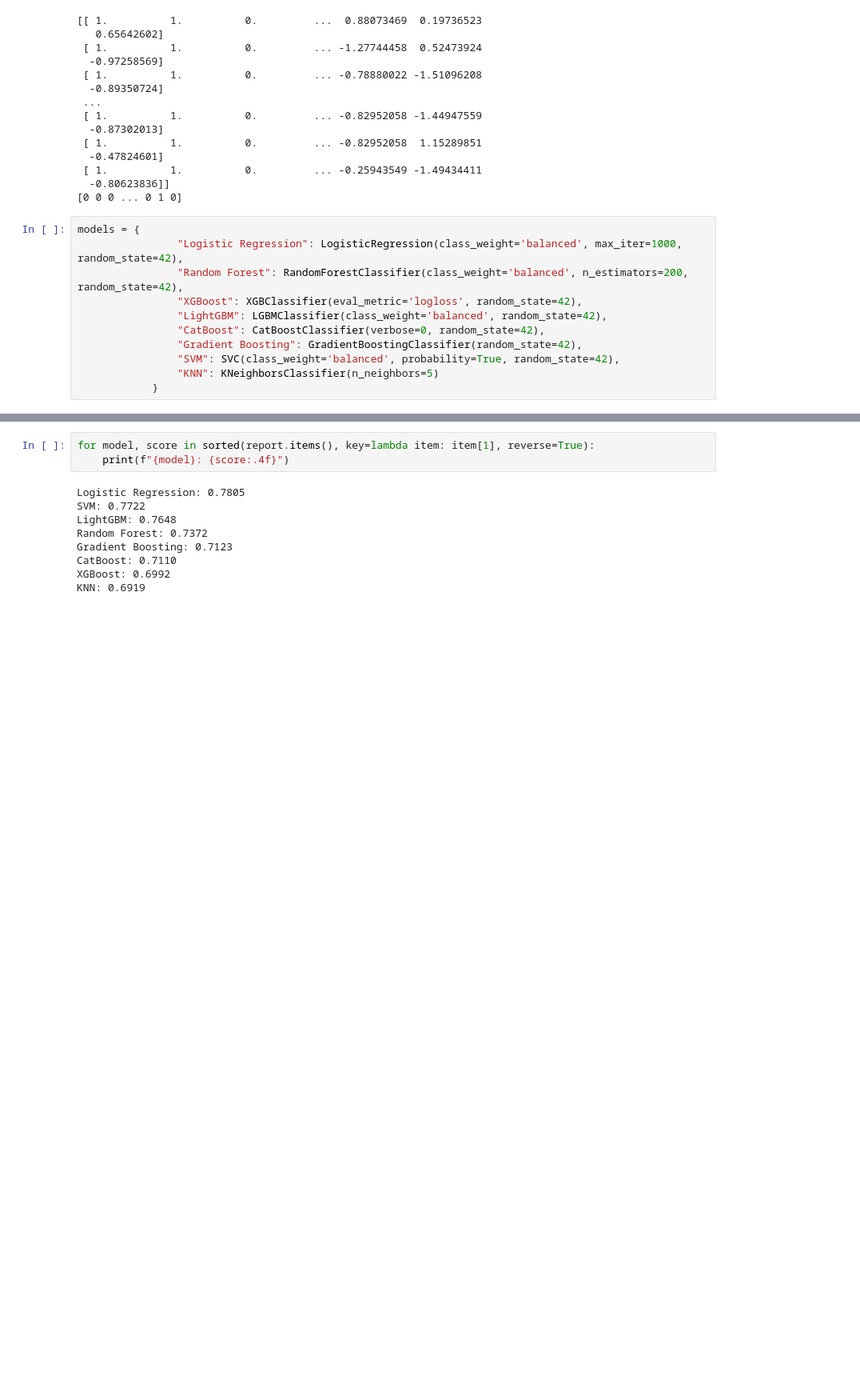
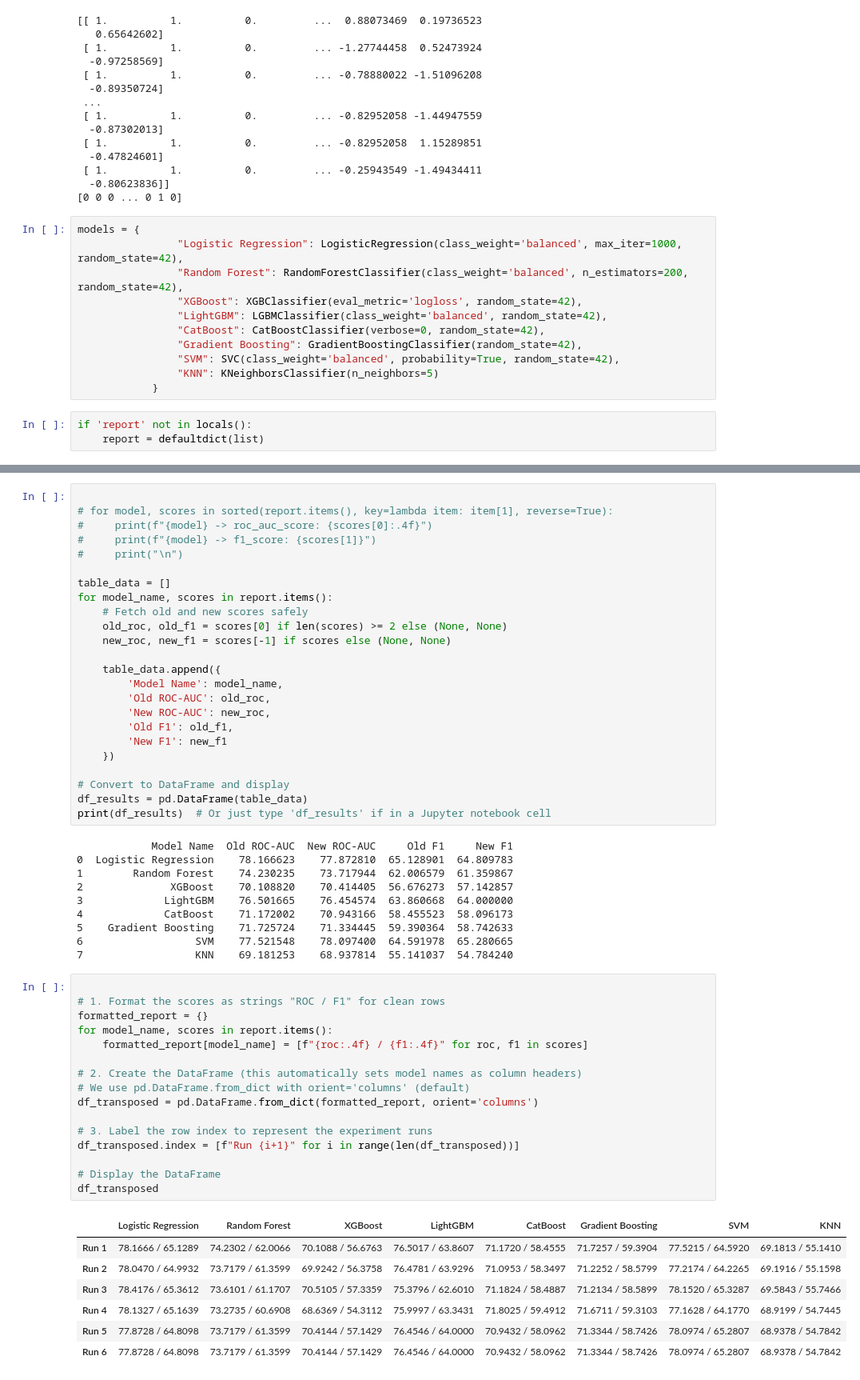
Before and after one commit to DhvanishChodavadiya/Customer-churn-prediction-, a Jupyter notebook: notebook/model_training.ipynb, the cells around one changed output, grey strips where cells are left out. Shown at 80% size. Cells and saved outputs as stored; diff of their text form; blank space fills up the shorter version.

```diff
--- a/notebook/model_training.ipynb
+++ b/notebook/model_training.ipynb
@@ -133,4 +158,7 @@ models = {
                 "SVM": SVC(class_weight='balanced', probability=True, random_state=42),
                 "KNN": KNeighborsClassifier(n_neighbors=5)
             }
+# %%
+if 'report' not in locals():
+    report = defaultdict(list)
 # %%
@@ -155,12 +206,58 @@ You can set `force_col_wise=true` to remove the overhead.
 # %%
-for model, score in sorted(report.items(), key=lambda item: item[1], reverse=True):
-    print(f"{model}: {score:.4f}")
+
+# for model, scores in sorted(report.items(), key=lambda item: item[1], reverse=True):
+#     print(f"{model} -> roc_auc_score: {scores[0]:.4f}")
+#     print(f"{model} -> f1_score: {scores[1]}")
+#     print("\n")
+
+table_data = []
+for model_name, scores in report.items():
+    # Fetch old and new scores safely
+    old_roc, old_f1 = scores[0] if len(scores) >= 2 else (None, None)
+    new_roc, new_f1 = scores[-1] if scores else (None, None)
+
+    table_data.append({
+        'Model Name': model_name,
+        'Old ROC-AUC': old_roc,
+        'New ROC-AUC': new_roc,
+        'Old F1': old_f1,
+        'New F1': new_f1
+    })
+
+# Convert to DataFrame and display
+df_results = pd.DataFrame(table_data)
+print(df_results)  # Or just type 'df_results' if in a Jupyter notebook cell
 # %% [output]
-Logistic Regression: 0.7805
-SVM: 0.7722
-LightGBM: 0.7648
-Random Forest: 0.7372
-Gradient Boosting: 0.7123
-CatBoost: 0.7110
-XGBoost: 0.6992
-KNN: 0.6919
+            Model Name  Old ROC-AUC  New ROC-AUC     Old F1     New F1
+0  Logistic Regression    78.166623    77.872810  65.128901  64.809783
+1        Random Forest    74.230235    73.717944  62.006579  61.359867
+2              XGBoost    70.108820    70.414405  56.676273  57.142857
+3             LightGBM    76.501665    76.454574  63.860668  64.000000
+4             CatBoost    71.172002    70.943166  58.455523  58.096173
+5    Gradient Boosting    71.725724    71.334445  59.390364  58.742633
+6                  SVM    77.521548    78.097400  64.591978  65.280665
+7                  KNN    69.181253    68.937814  55.141037  54.784240
+# %%
+
+# 1. Format the scores as strings "ROC / F1" for clean rows
+formatted_report = {}
+for model_name, scores in report.items():
+    formatted_report[model_name] = [f"{roc:.4f} / {f1:.4f}" for roc, f1 in scores]
+
+# 2. Create the DataFrame (this automatically sets model names as column headers)
+# We use pd.DataFrame.from_dict with orient='columns' (default)
+df_transposed = pd.DataFrame.from_dict(formatted_report, orient='columns')
+
+# 3. Label the row index to represent the experiment runs
+df_transposed.index = [f"Run {i+1}" for i in range(len(df_transposed))]
+
+# Display the DataFrame
+df_transposed
+# %% [output]
+|  | Logistic Regression | Random Forest | XGBoost | LightGBM | CatBoost | Gradient Boosting | SVM | KNN |
+| Run 1 | 78.1666 / 65.1289 | 74.2302 / 62.0066 | 70.1088 / 56.6763 | 76.5017 / 63.8607 | 71.1720 / 58.4555 | 71.7257 / 59.3904 | 77.5215 / 64.5920 | 69.1813 / 55.1410 |
+| Run 2 | 78.0470 / 64.9932 | 73.7179 / 61.3599 | 69.9242 / 56.3758 | 76.4781 / 63.9296 | 71.0953 / 58.3497 | 71.2252 / 58.5799 | 77.2174 / 64.2265 | 69.1916 / 55.1598 |
+| Run 3 | 78.4176 / 65.3612 | 73.6101 / 61.1707 | 70.5105 / 57.3359 | 75.3796 / 62.6010 | 71.1824 / 58.4887 | 71.2134 / 58.5899 | 78.1520 / 65.3287 | 69.5843 / 55.7466 |
+| Run 4 | 78.1327 / 65.1639 | 73.2735 / 60.6908 | 68.6369 / 54.3112 | 75.9997 / 63.3431 | 71.8025 / 59.4912 | 71.6711 / 59.3103 | 77.1628 / 64.1770 | 68.9199 / 54.7445 |
+| Run 5 | 77.8728 / 64.8098 | 73.7179 / 61.3599 | 70.4144 / 57.1429 | 76.4546 / 64.0000 | 70.9432 / 58.0962 | 71.3344 / 58.7426 | 78.0974 / 65.2807 | 68.9378 / 54.7842 |
+| Run 6 | 77.8728 / 64.8098 | 73.7179 / 61.3599 | 70.4144 / 57.1429 | 76.4546 / 64.0000 | 70.9432 / 58.0962 | 71.3344 / 58.7426 | 78.0974 / 65.2807 | 68.9378 / 54.7842 |
```
Also changed, not shown: parts of 10 cells of this notebook, 15 other files.
